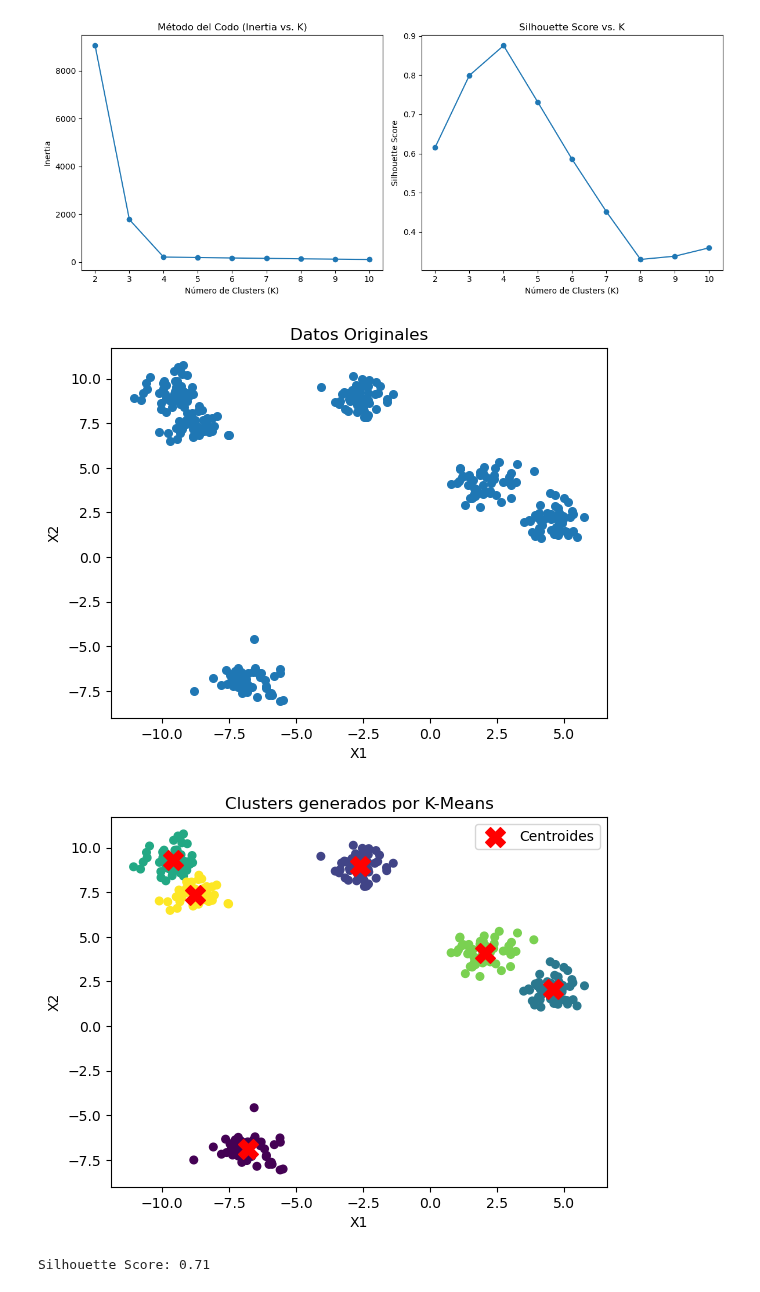
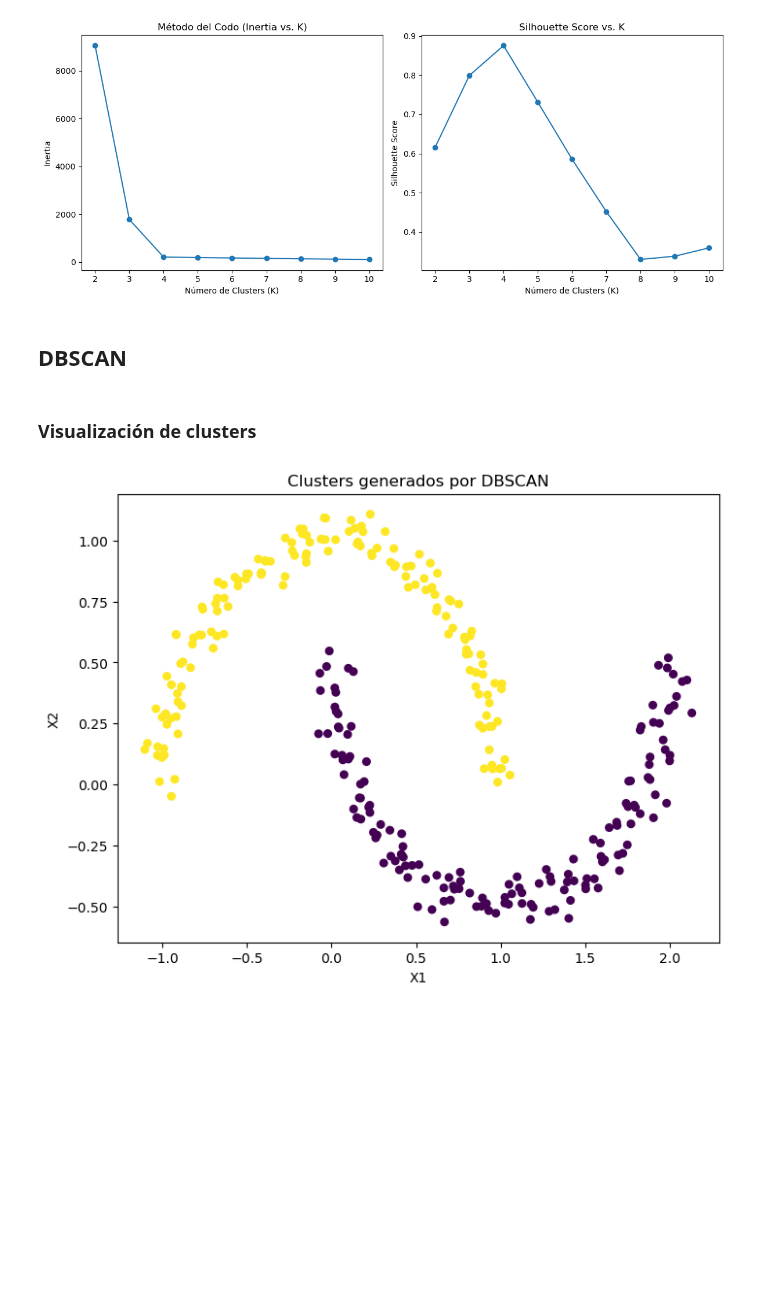
Before and after one commit to iair/mitic-data-science-team-1-septiembre-2024, a Jupyter notebook: mitic-data-science-team-1-septiembre-2024/advance-machine-learning/clases/clase 2 - K-means y DBSCAN.ipynb, the cells around one changed output. Saved outputs shown, nothing was run; the diff lists cells and outputs as text; code cells hidden in the pictures; blank space fills up the shorter version.

```diff
--- a/mitic-data-science-team-1-septiembre-2024/advance-machine-learning/clases/clase 2 - K-means y DBSCAN.ipynb
+++ b/mitic-data-science-team-1-septiembre-2024/advance-machine-learning/clases/clase 2 - K-means y DBSCAN.ipynb
@@ -146,44 +194,24 @@ plt.tight_layout()
 plt.show()
 # %% [output]
 [figure]
-# %%
-import numpy as np
-import matplotlib.pyplot as plt
-from sklearn.datasets import make_blobs
-from sklearn.cluster import KMeans
-from sklearn.metrics import silhouette_score
-
-# Generar datos de ejemplo
-X, y_true = make_blobs(n_samples=300, centers=6, cluster_std=0.60, random_state=42)
-
-# Visualizar los datos originales
-plt.scatter(X[:, 0], X[:, 1], s=30, cmap='viridis')
-plt.title("Datos Originales")
-plt.xlabel("X1")
-plt.ylabel("X2")
-plt.show()
-
-# Aplicar K-Means
-kmeans = KMeans(n_clusters=6, random_state=42)
-kmeans.fit(X)
-
-# Predecir etiquetas
-y_kmeans = kmeans.predict(X)
-
-# Visualizar los clusters generados por K-Means
-plt.scatter(X[:, 0], X[:, 1], c=y_kmeans, s=30, cmap='viridis')
-centroids = kmeans.cluster_centers_
-plt.scatter(centroids[:, 0], centroids[:, 1], c='red', marker='X', s=200, label='Centroides')
-plt.title("Clusters generados por K-Means")
-plt.xlabel("X1")
-plt.ylabel("X2")
-plt.legend()
-plt.show()
-
-# Calcular métrica de Silhouette
-silhouette_avg = silhouette_score(X, y_kmeans)
-print(f"Silhouette Score: {silhouette_avg:.2f}")
-# %% [output]
-[figure, removed]
-[figure, removed]
-Silhouette Score: 0.71
+# %% [markdown]
+## DBSCAN
+# %% [markdown]
+### Visualización de clusters
+# %%
+# Generar un dataset de ejemplo
+X, y = make_moons(n_samples=300, noise=0.05, random_state=42)
+
+# Aplicar DBSCAN
+dbscan = DBSCAN(eps=0.2, min_samples=5)
+clusters = dbscan.fit_predict(X)
+
+# Visualizar los clusters generados por DBSCAN
+plt.figure(figsize=(8, 6))
+plt.scatter(X[:, 0], X[:, 1], c=clusters, cmap='viridis', s=30)
+plt.title("Clusters generados por DBSCAN")
+plt.xlabel("X1")
+plt.ylabel("X2")
+plt.show()
+# %% [output]
+[figure, added]
```
Also changed, not shown: parts of 15 cells of this notebook.
